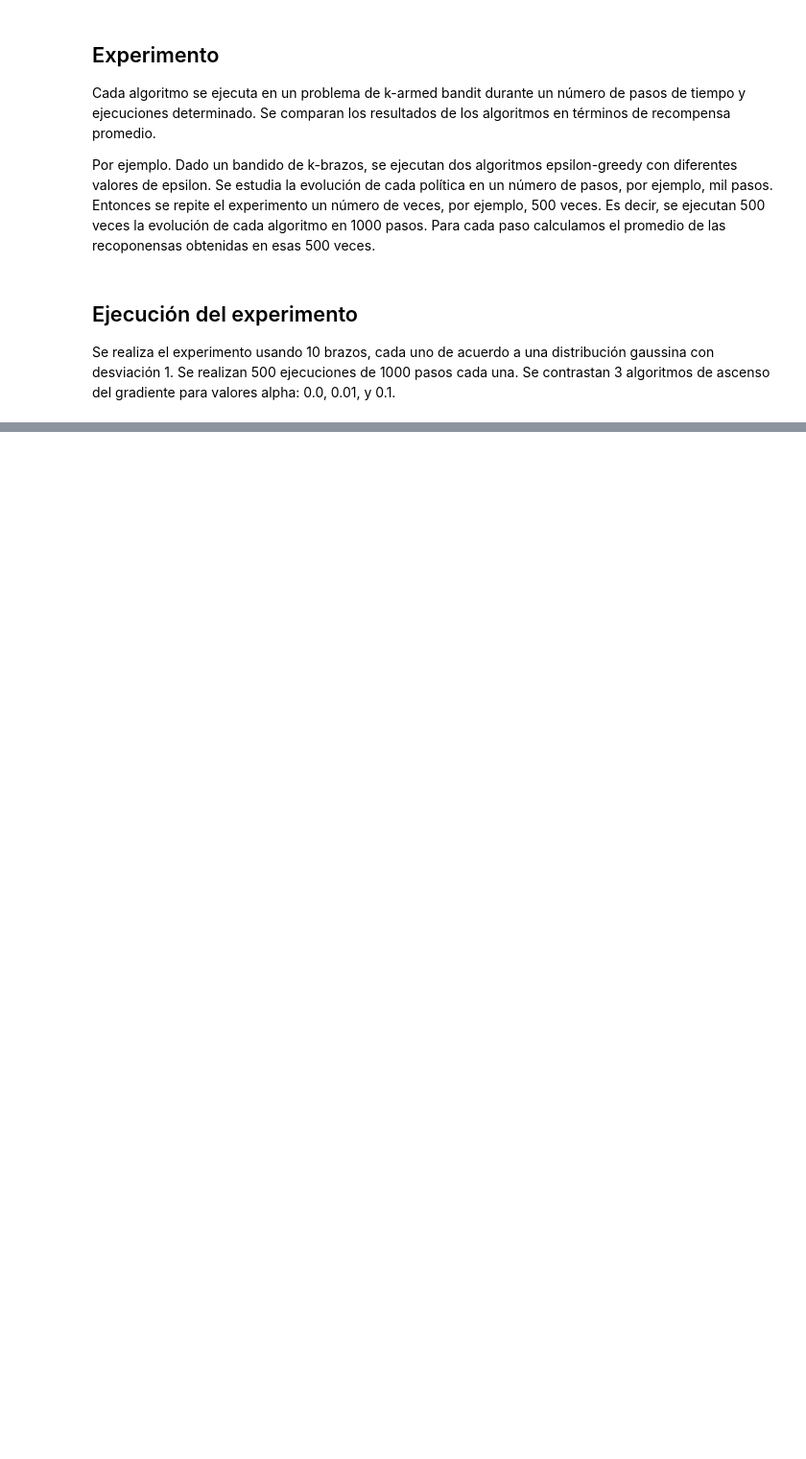
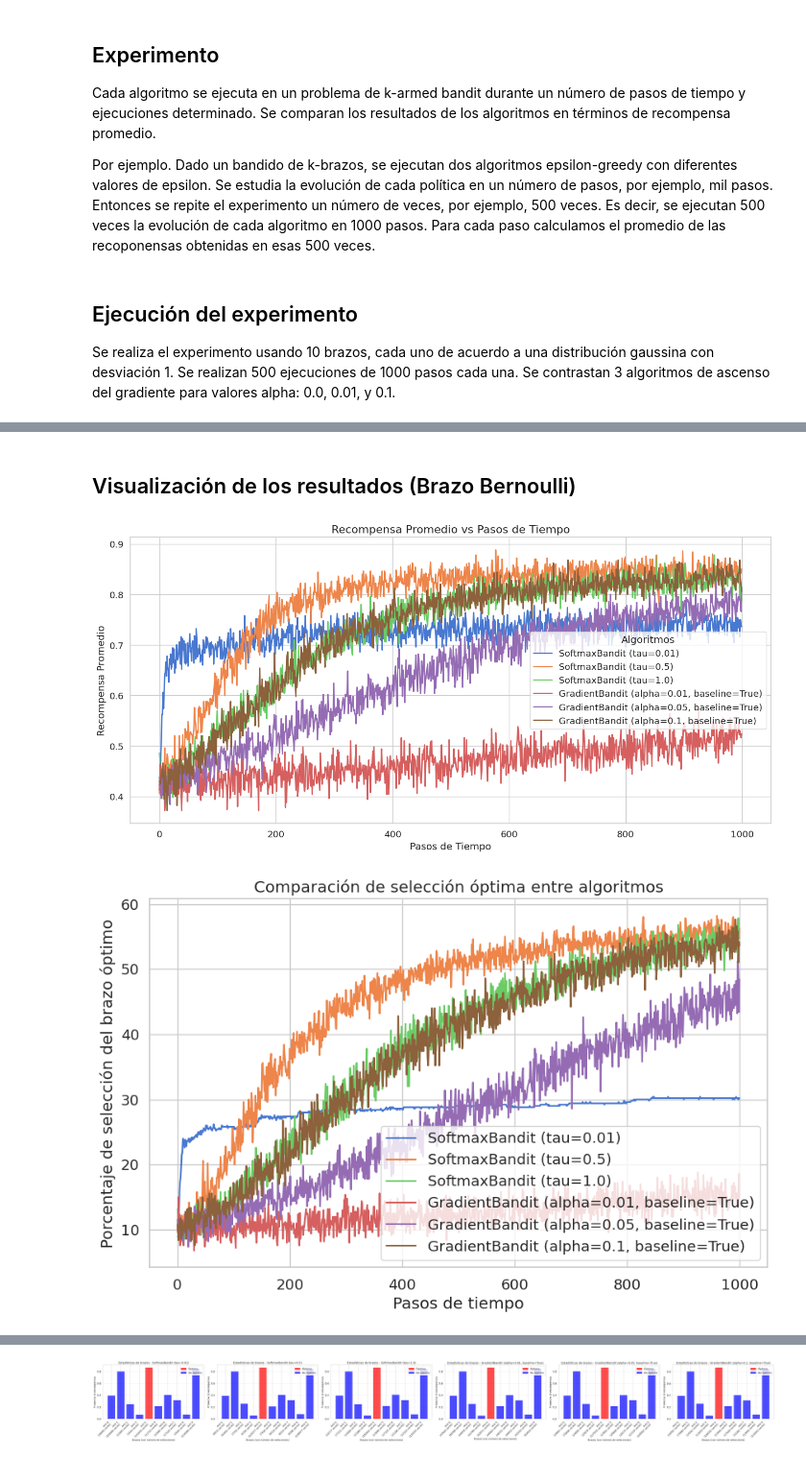
Before and after one commit to ermaury/k_brazos_AM_DE_JP, a Jupyter notebook: bandit_experiment_gradient.ipynb, the cells around one changed output, grey strips where cells are left out. Shown at 96% size. Saved outputs shown, nothing was run; the diff lists cells and outputs as text; code cells hidden in the pictures; blank space fills up the shorter version.

```diff
--- a/bandit_experiment_gradient.ipynb
+++ b/bandit_experiment_gradient.ipynb
@@ -193,0 +215,11 @@ Este algoritmo depende de α, siendo este parámetro determinante para el equili
+# %% [markdown]
+## Visualización de los resultados (Brazo Bernoulli)
+# %%
+# Graficar los resultados
+plot_average_rewards(steps, rewards_bernouilli, algorithms)
+plot_optimal_selections(steps, optimal_selections_bernouilli, algorithms)
+plot_regret(steps, regret_accumulated_bernouilli, algorithms)
+plot_arm_statistics(arm_stats_bernouilli, algorithms)
+# %% [output]
+[figure, added]
+[figure, added]
@@ -193,0 +227 @@ Este algoritmo depende de α, siendo este parámetro determinante para el equili
+[figure, added]
```
Also changed, not shown: parts of 14 cells of this notebook, 4 other files.
